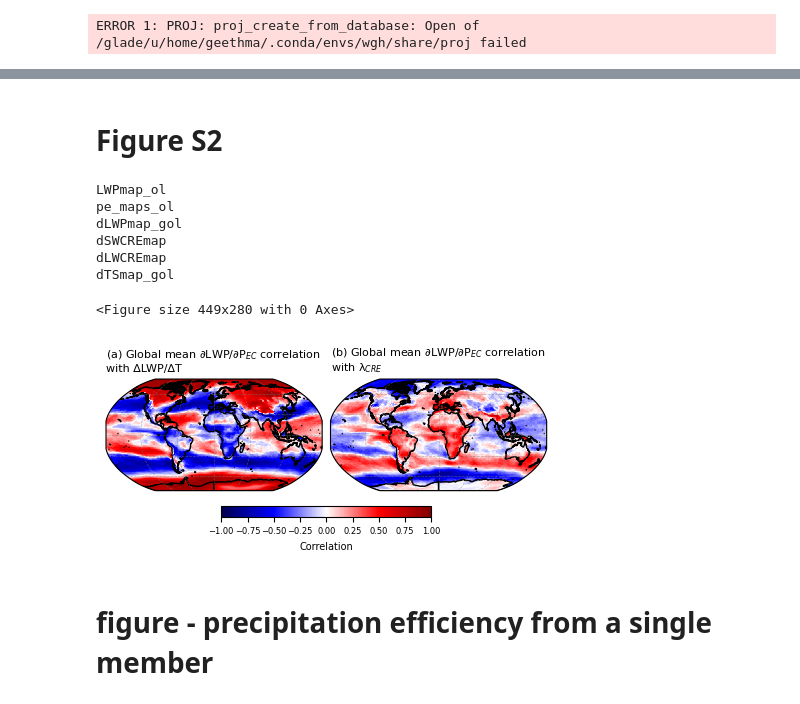
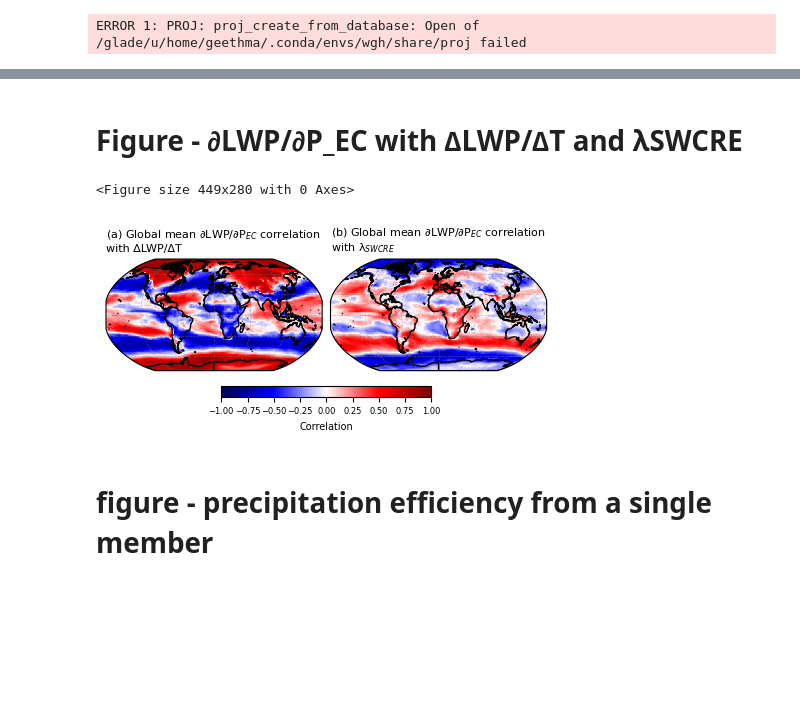
Before and after one commit to wgh-private/globalFB_precipeff, a Jupyter notebook: finalwork.ipynb, the cells around one changed output, grey strips where cells are left out. Drawn from its saved outputs; the diff is of its cells as text; code cells hidden in the pictures; blank space fills up the shorter version.

```diff
--- a/finalwork.ipynb
+++ b/finalwork.ipynb
@@ -332,0 +324,8 @@ dTSmap_gol
+# %%
+dVAR_map_o = [dLWP_g.data, totdCRE_g.data]
+dVAR_map_o = np.array(dVAR_map_o)
+dVar_name = ['∆LWP/∆T', 'λ$_{SWCRE}$']
+
+grad = [PE_g_mean.data]
+grad = np.array(grad)
+grad_name = ['P/LWP']
@@ -340,8 +347,8 @@ import scipy.stats as stats
 # Set figure width to 11.4 cm = 4.49 inches for PNAS single-column
 fig = plt.figure(figsize=(4.49, 2.8))  # Adjusted height to maintain horizontal layout
 
-lat_sh = var_dict['dLWPmap_gol'].lat.shape[0]
-lon_sh = var_dict['dLWPmap_gol'].lon.shape[0]
+lat_sh = dLWP_g.lat.shape[0]
+lon_sh = dLWP_g.lon.shape[0]
 
 nums = [[0, 0], [0, 1]]
 title_num = ['(a) ', '(b) ']
@@ -363,7 +370,7 @@ for ax_n, ax in enumerate(axs.flat):
         for j in range(lon_sh):
             correlation[i, j] = stats.spearmanr(grad[g], dVAR_map_o[d, :, i, j], nan_policy='omit')[0]
 
-    cbar_img = ax.pcolormesh(var_dict['dLWPmap_gol'].lon, var_dict['dLWPmap_gol'].lat, correlation,
+    cbar_img = ax.pcolormesh(dLWP_g.lon, dLWP_g.lat, correlation,
                              transform=ccrs.PlateCarree(), cmap='seismic',
                              vmin=-1, vmax=1)
 
@@ -377,14 +384,13 @@ for ax_n, ax in enumerate(axs.flat):
     gl.right_labels = False
     gl.xlabel_style = {'fontsize': label_fontsize}  # optional: set label font size
     gl.ylabel_style = {'fontsize': label_fontsize}
-    break
 
 # Single horizontal colorbar below
 cbar = fig.colorbar(cbar_img, ax=axs, orientation='horizontal', fraction=0.05, pad=0.07)
 cbar.set_label('Correlation', fontsize=label_fontsize)
 cbar.ax.tick_params(labelsize=tick_fontsize)
 
-# plt.savefig('final_figures/gPE_LSW∆CRE_∆LWP_correlation.png',
-#             bbox_inches='tight', facecolor='white', dpi=600)
+plt.savefig('final_figures/gPE_SW∆CRE_∆LWP_correlation.png',
+            bbox_inches='tight', facecolor='white', dpi=600)
 plt.show()
 # %% [output]
@@ -394,5 +399,5 @@ ValueError: spearmanr only handles 1-D or 2-D arrays
 # %% [markdown]
-# Figure S2
+# Figure - ∂LWP/∂P_EC with ∆LWP/∆T and λSWCRE
 # %%
 import matplotlib.pyplot as plt
 import cartopy.crs as ccrs
@@ -400,49 +405,19 @@ import cartopy.feature as cfeature
 import numpy as np
 import scipy.stats as stats
 
-file = np.load('/glade/campaign/uwyo/wyom0124/variables_filtered/pe.npz')
-PE_g_mean = xr.DataArray(file['data'], dims=['runs'], coords={'runs':file['runs']})  # [s-1]
 
-var_list = ['LWPmap_ol', 'pe_maps_ol', 'dLWPmap_gol', 'dSWCREmap', 'dLWCREmap', 'dTSmap_gol']
-var_dict = {var: load_xarray(var) for var in var_list}
+dVar_name = ['∆LWP/∆T', 'λ$_{SWCRE}$']
 
-### Select only common runs for all datasets
-var_keys = list(var_dict.keys())
-common_members = var_dict[var_keys[0]]["runs"].values
-for name in var_keys:
-    print(name)
-    common_members = np.intersect1d(common_members, var_dict[name]["runs"].values)
-
-var_dict = {name: ds.sel(runs=common_members) for name, ds in var_dict.items()}
-
-totdCRE_g = (var_dict['dLWCREmap']+var_dict['dSWCREmap'])/var_dict['dTSmap_gol']
-common_members = np.intersect1d(PE_g_mean['runs'], totdCRE_g['runs'])
-totdCRE_g = totdCRE_g.sel(runs=common_members)
-PE_g_mean = PE_g_mean.sel(runs=common_members)
-dVAR_map_o = [var_dict['dLWPmap_gol'].data/var_dict['dTSmap_gol'].data, totdCRE_g.data]
-dVAR_map_o = np.array(dVAR_map_o)
-dVar_name = ['∆LWP/∆T', 'λ$_{CRE}$']
-
-grad = [PE_g_mean.data]
-grad = np.array(grad)
-grad_name = ['P/LWP']
 
 # Set figure width to 11.4 cm = 4.49 inches for PNAS single-column
 fig = plt.figure(figsize=(4.49, 2.8))  # Adjusted height to maintain horizontal layout
 
-lat_sh = var_dict['dLWPmap_gol'].lat.shape[0]
-lon_sh = var_dict['dLWPmap_gol'].lon.shape[0]
+lat_sh = dLWP_g.lat.shape[0]
+lon_sh = dLWP_g.lon.shape[0]
 
 nums = [[0, 0], [0, 1]]
 title_num = ['(a) ', '(b) ']
 
-# PNAS-compliant font sizes
-title_fontsize = 8
-label_fontsize = 7
-tick_fontsize = 6
-
-_, PPE_grad_LWP_PRC = cyclone_metrics()
-PPE_grad_LWP_PRC = PPE_grad_LWP_PRC.sel(runs=common_members)
 grad = [PPE_grad_LWP_PRC.data]
 grad = np.array(grad)
 grad_name = ['∂LWP/∂P$_{EC}$']
@@ -451,43 +426,37 @@ grad_name = ['∂LWP/∂P$_{EC}$']
 fig, axs = plt.subplots(1, 2, figsize=(4.49, 2.8), subplot_kw={'projection': ccrs.Robinson()}, constrained_layout=True)
 
 for ax_n, ax in enumerate(axs.flat):
     g = nums[ax_n][0]
     d = nums[ax_n][1]
 
     correlation = np.full((lat_sh, lon_sh), np.nan)
     for i in range(lat_sh):
         for j in range(lon_sh):
             correlation[i, j] = stats.spearmanr(grad[g], dVAR_map_o[d, :, i, j], nan_policy='omit')[0]
 
-    cbar_img = ax.pcolormesh(var_dict['dLWPmap_gol'].lon, var_dict['dLWPmap_gol'].lat, correlation,
+    cbar_img = ax.pcolormesh(dLWP_g.lon, dLWP_g.lat, correlation,
                              transform=ccrs.PlateCarree(), cmap='seismic',
                              vmin=-1, vmax=1)
 
     ax.add_feature(cfeature.LAND, facecolor='white')
     ax.add_feature(cfeature.GSHHSFeature(scale='auto', edgecolor='black'))
     ax.set_extent([-180, 180, -90, 90], ccrs.PlateCarree())
     ax.set_title(title_num[ax_n] + 'Global mean ' + grad_name[g] + ' correlation\nwith ' + dVar_name[d],
                  fontsize=title_fontsize, loc='left')
 
     gl = ax.gridlines(draw_labels=False, linewidth=0.5, color='gray', alpha=0.5, linestyle='--')
 
 # Single horizontal colorbar below
 cbar = fig.colorbar(cbar_img, ax=axs, orientation='horizontal', fraction=0.05, pad=0.07)
 cbar.set_label('Correlation', fontsize=label_fontsize)
 cbar.ax.tick_params(labelsize=tick_fontsize)
 
-plt.savefig('final_figures/∂LWP∂P_LSW∆CRE_∆LWP_correlation.png',
+plt.savefig('final_figures/∂LWP∂P_SW∆CRE_∆LWP_correlation.png',
             bbox_inches='tight', facecolor='white', dpi=600)
 plt.show()
 # %% [output]
-LWPmap_ol
-pe_maps_ol
-dLWPmap_gol
-dSWCREmap
-dLWCREmap
-dTSmap_gol
+<Figure size 449x280 with 0 Axes>
-<Figure size 449x280 with 0 Axes>
-[figure, old version]
+[figure, new version]
 # %% [markdown]
 # figure - precipitation efficiency from a single member
 # %%
```
Also changed, not shown: parts of 74 cells of this notebook.
